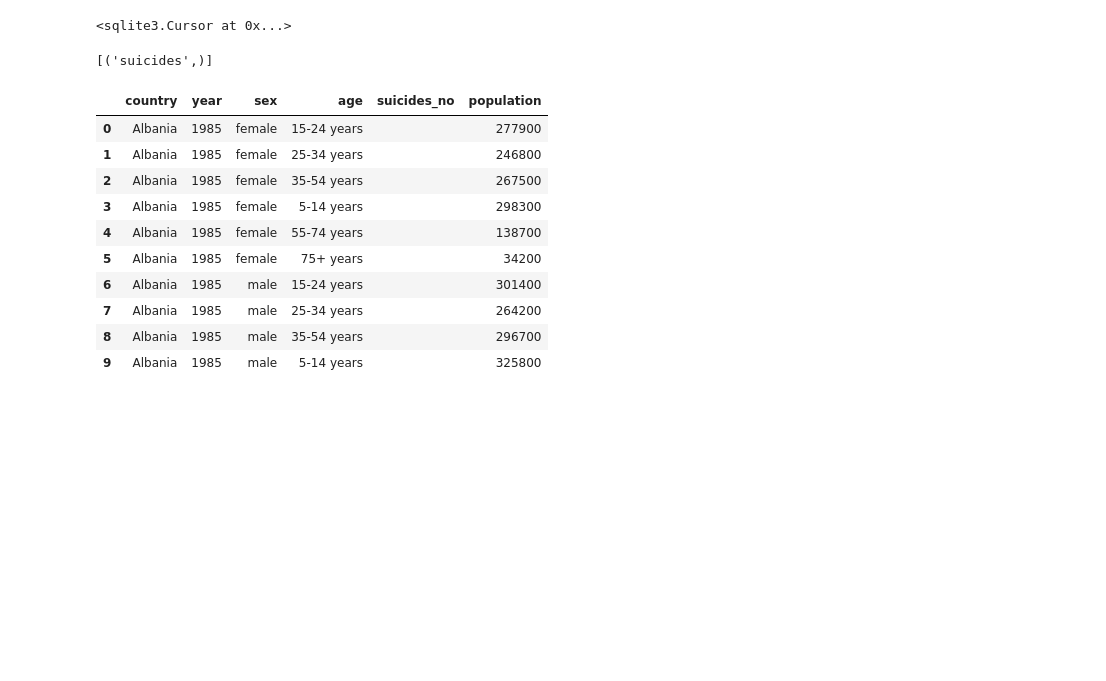
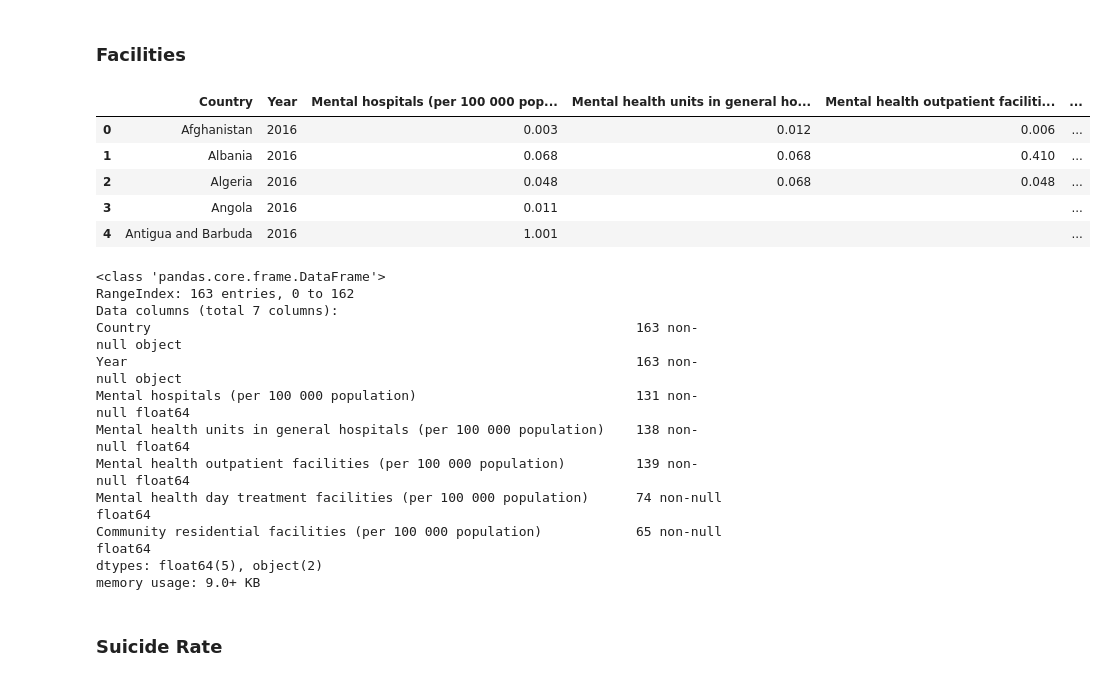
Before and after one commit to Dr-Salcedo/world_health_organization_mental_health_resource_study, a Jupyter notebook: notebooks/ps_world_health_organization_mental_health_resource_study.ipynb, the cells around one changed output. Cells and saved outputs as stored; diff of their text form; code cells hidden in the pictures; blank space fills up the shorter version.

```diff
--- a/notebooks/ps_world_health_organization_mental_health_resource_study.ipynb
+++ b/notebooks/ps_world_health_organization_mental_health_resource_study.ipynb
@@ -21,33 +21,21 @@
 import pandas as pd
 import numpy as np
 import sqlite3
+# %% [markdown]
+### Facilities
 # %%
-conn=sqlite3.connect("/Users/buddy4732/datascience/World_Health_Organization_Mental_Health_Resource_Study/data/suicide_rates.db")
+conn=sqlite3.connect("/Users/buddy4732/datascience/World_Health_Organization_Mental_Health_Resource_Study/data/facilities.db")
 c=conn.cursor()
-# %%
-c.execute("SELECT name FROM sqlite_master WHERE type='table';")
-# Save to an object
-# %% [output]
-<sqlite3.Cursor at 0x...>
-# %%
-c.fetchall()
-# %% [output]
-[('suicides',)]
 # %%
-df=pd.read_sql_query("""
-SELECT * FROM suicides
+df_facilities=pd.read_sql_query("""
+SELECT * FROM facilities
 
 ;""", con=conn)
-df.head(10)
+df_facilities.head()
 # %% [output]
-|  | country | year | sex | age | suicides_no | population |
-| 0 | Albania | 1985 | female | 15-24 years |  | 277900 |
-| 1 | Albania | 1985 | female | 25-34 years |  | 246800 |
-| 2 | Albania | 1985 | female | 35-54 years |  | 267500 |
-| 3 | Albania | 1985 | female | 5-14 years |  | 298300 |
-| 4 | Albania | 1985 | female | 55-74 years |  | 138700 |
-| 5 | Albania | 1985 | female | 75+ years |  | 34200 |
-| 6 | Albania | 1985 | male | 15-24 years |  | 301400 |
-| 7 | Albania | 1985 | male | 25-34 years |  | 264200 |
-| 8 | Albania | 1985 | male | 35-54 years |  | 296700 |
-| 9 | Albania | 1985 | male | 5-14 years |  | 325800 |
+|  | Country | Year | Mental hospitals (per 100 000 pop... | Mental health units in general ho... | Mental health outpatient faciliti... | ... |
+| 0 | Afghanistan | 2016 | 0.003 | 0.012 | 0.006 | ... |
+| 1 | Albania | 2016 | 0.068 | 0.068 | 0.410 | ... |
+| 2 | Algeria | 2016 | 0.048 | 0.068 | 0.048 | ... |
+| 3 | Angola | 2016 | 0.011 |  |  | ... |
+| 4 | Antigua and Barbuda | 2016 | 1.001 |  |  | ... |
@@ -53,0 +48,17 @@ df.head(10)
+# %%
+df_facilities.info()
+# %% [output]
+<class 'pandas.core.frame.DataFrame'>
+RangeIndex: 163 entries, 0 to 162
+Data columns (total 7 columns):
+Country                                                              163 non-null object
+Year                                                                 163 non-null object
+Mental hospitals (per 100 000 population)                            131 non-null float64
+Mental health units in general hospitals (per 100 000 population)    138 non-null float64
+Mental health outpatient facilities (per 100 000 population)         139 non-null float64
+Mental health day treatment facilities (per 100 000 population)      74 non-null float64
+Community residential facilities (per 100 000 population)            65 non-null float64
+dtypes: float64(5), object(2)
+memory usage: 9.0+ KB
+# %% [markdown]
+### Suicide Rate
```
Also changed, not shown: parts of 48 cells of this notebook.
